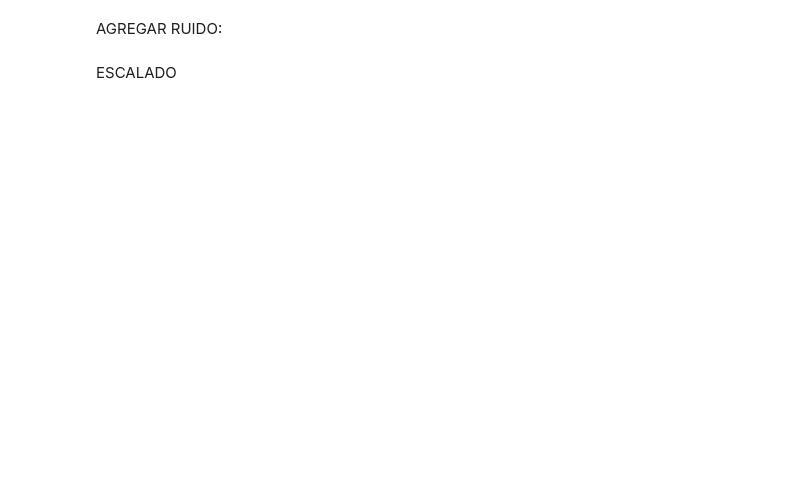
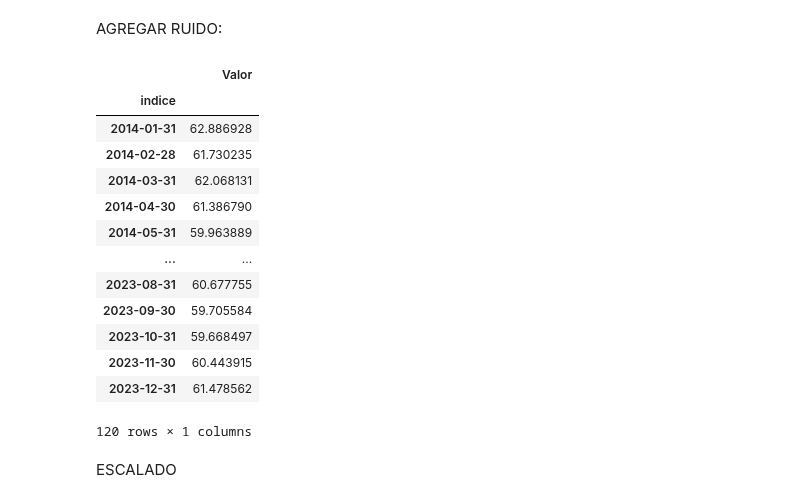
Before and after one commit to davidraamirez/drift-detection_data-augmentation, a Jupyter notebook: Aumentar datos/Tecnicas.ipynb, the cells around one changed output. Drawn from its saved outputs; the diff is of its cells as text; code cells hidden in the pictures; blank space fills up the shorter version.

```diff
--- a/Aumentar datos/Tecnicas.ipynb
+++ b/Aumentar datos/Tecnicas.ipynb
@@ -25,8 +60,26 @@ def add_noise(series, noise_level=0.1):
     return series + noise
 # %%
 def df_ruido(df,noise_level=0.1):
-    df[df.columns[0]] = add_noise(df[df.columns[0]],noise_level)
+    for x in df.columns:
+        df[x] = add_noise(df[x],noise_level)
     return df
+# %%
+df_ruido(df,0.4)
+# %% [output]
+|  | Valor |
+| indice |  |
+| 2014-01-31 | 62.886928 |
+| 2014-02-28 | 61.730235 |
+| 2014-03-31 | 62.068131 |
+| 2014-04-30 | 61.386790 |
+| 2014-05-31 | 59.963889 |
+| ... | ... |
+| 2023-08-31 | 60.677755 |
+| 2023-09-30 | 59.705584 |
+| 2023-10-31 | 59.668497 |
+| 2023-11-30 | 60.443915 |
+| 2023-12-31 | 61.478562 |
+120 rows × 1 columns
 # %% [markdown]
 ESCALADO
 # %%
```
Also changed, not shown: parts of 57 cells of this notebook.
